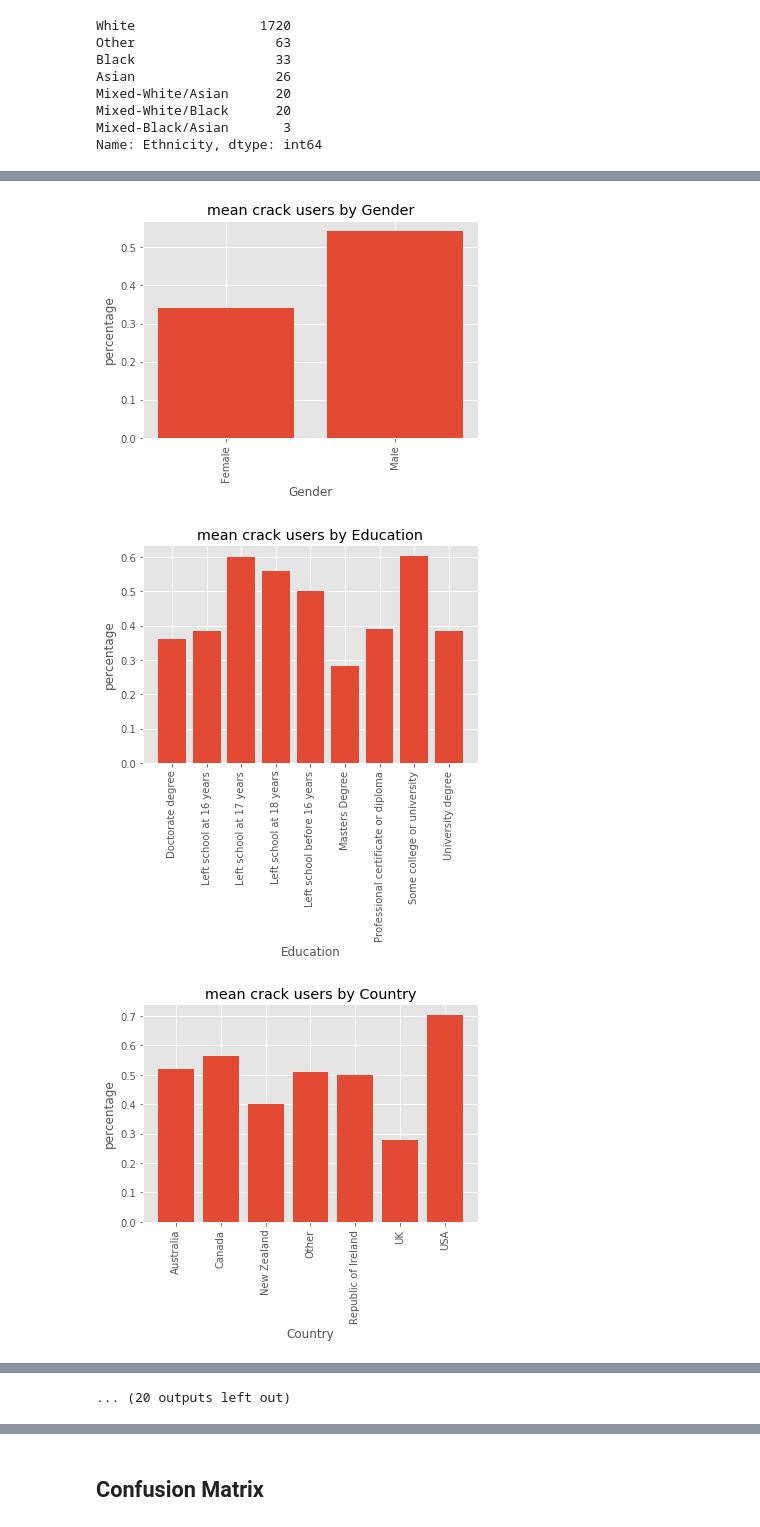
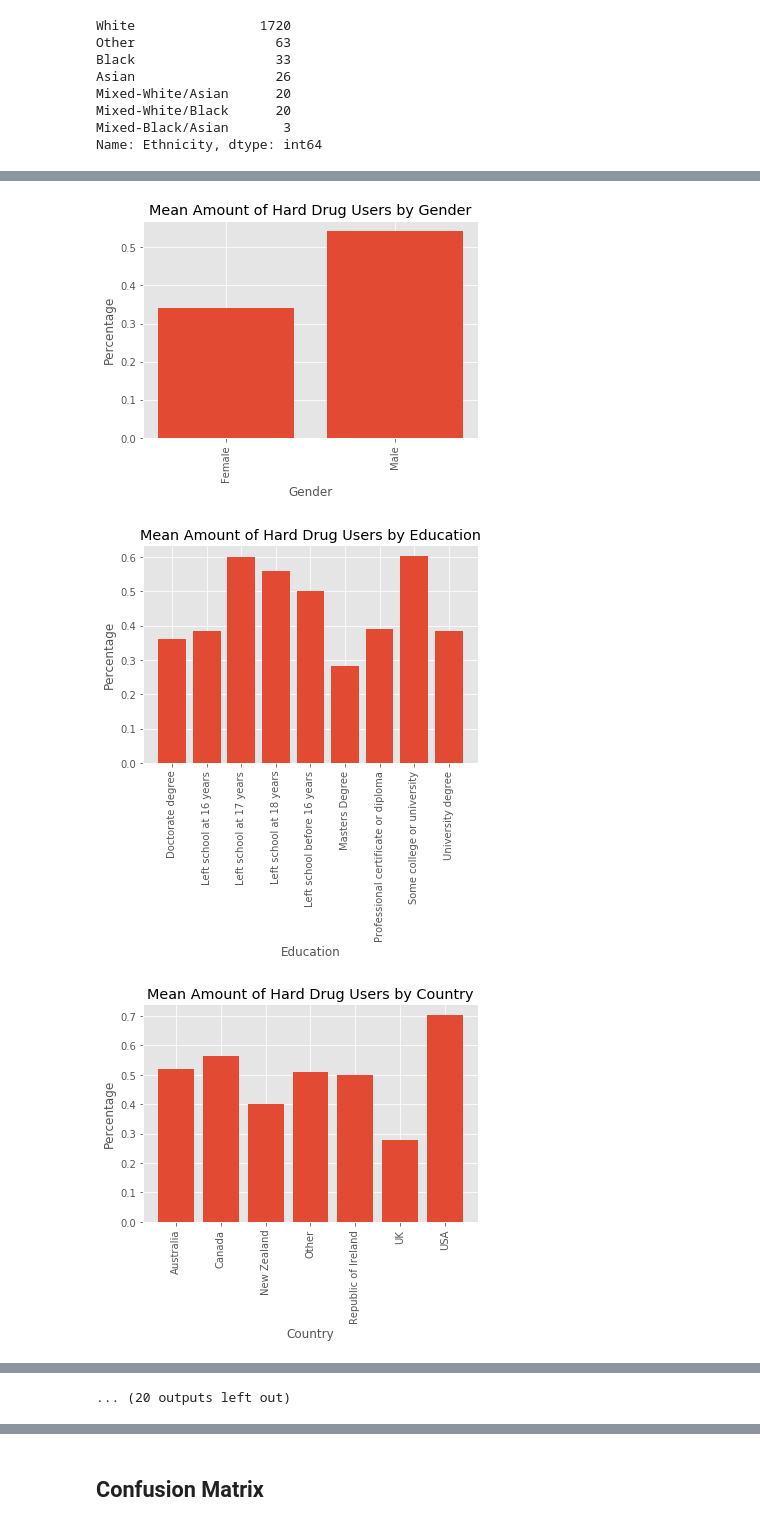
Before and after one commit to JVasquez5/Mod_3_Final_Project, a Jupyter notebook: student.ipynb, the cells around one changed output, grey strips where cells are left out. Saved outputs shown, nothing was run; the diff lists cells and outputs as text; code cells hidden in the pictures.

```diff
--- a/student.ipynb
+++ b/student.ipynb
@@ -463,7 +463,7 @@ fig, ax = plt.subplots()
 ax.bar(df.groupby('Ethnicity')['Hard_Drug_User'].mean().index, df.groupby('Ethnicity')['Hard_Drug_User'].mean().values)
 ax.set_ylabel('percentage')
 ax.set_xlabel('Ethnicity')
-ax.set_title('mean crack users by ethnicity')
+ax.set_title('Mean Hard_Drug_User by Ethnicity')
 plt.xticks(rotation=90)
 plt.show()
 # %% [output]
@@ -501,9 +501,10 @@ for i in row_groups:
     for group in i:
         fig, ax = plt.subplots()
         ax.bar(df.groupby(group)['Hard_Drug_User'].mean().index, df.groupby(group)['Hard_Drug_User'].mean().values)
-        ax.set_ylabel('percentage')
+        ax.set_ylabel('Percentage')
         ax.set_xlabel(group)
-        ax.set_title('mean crack users by '+group)
+        ax.set_title('Mean Amount of Hard Drug Users by '+group)
         plt.xticks(rotation=90)
+        plt.savefig('images/Mean_Amount_of_Hard_Drug_Users_by_'+group+'.png')
         plt.show()
 # %% [output]
@@ -511,3 +512,3 @@ for i in row_groups:
-[figure, old version]
+[figure, new version]
-[figure, old version]
+[figure, new version]
-[figure, old version]
+[figure, new version]
```
Also changed, not shown: parts of 39 cells of this notebook, 33 other files.
